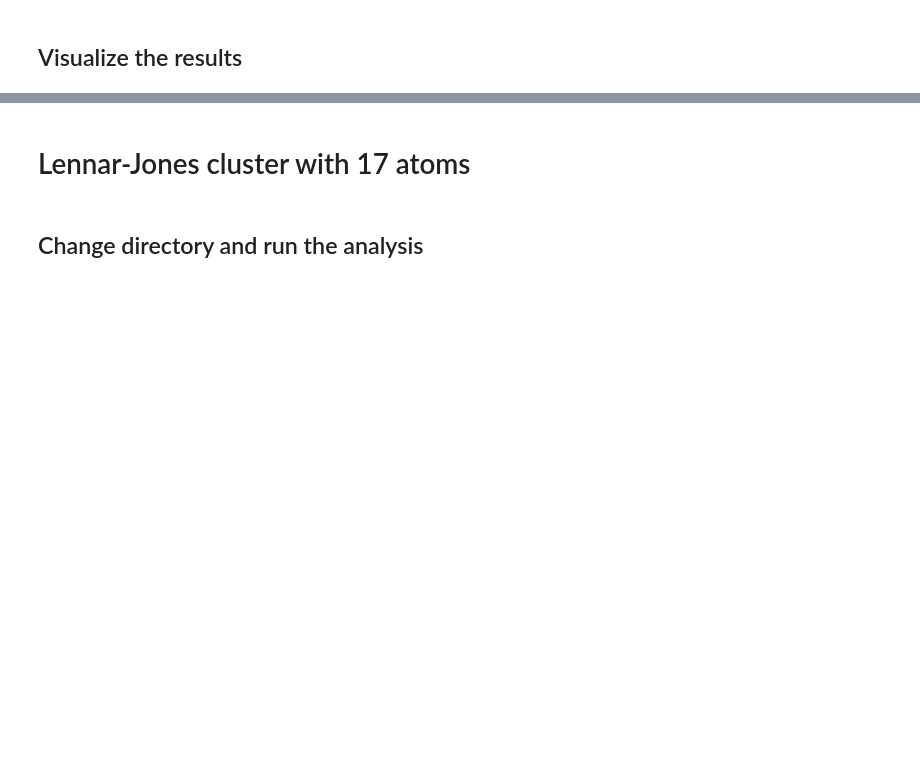
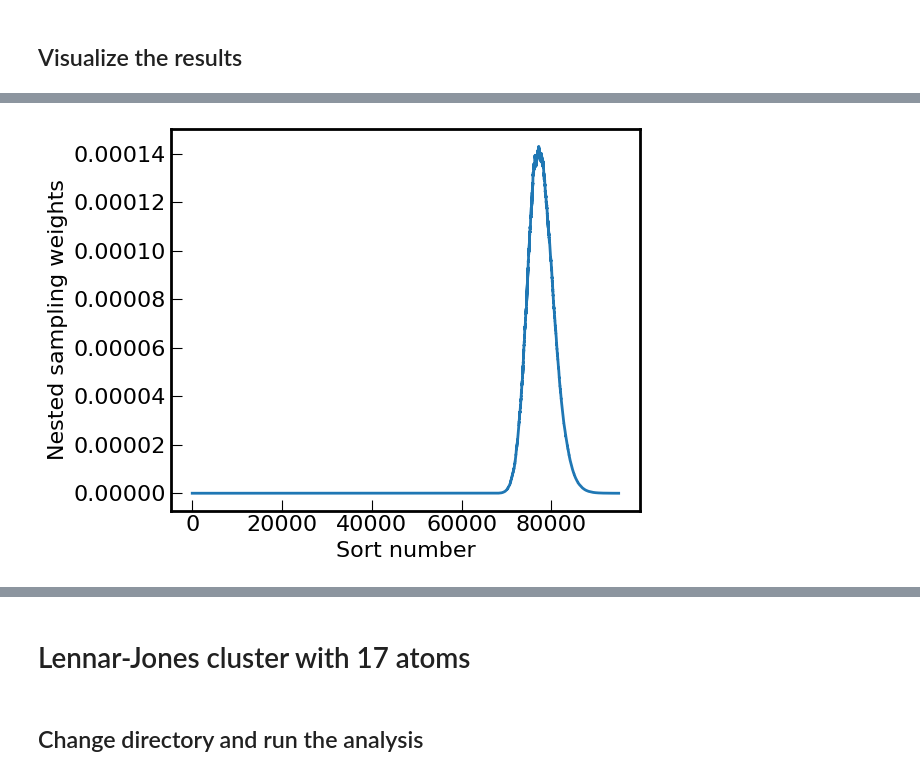
Before and after one commit to dporter-69/nested_fit, a Jupyter notebook: examples/jupyter_notebooks/exploring_potentials.ipynb, the cells around one changed output, grey strips where cells are left out. Saved outputs shown, nothing was run; the diff lists cells and outputs as text; code cells hidden in the pictures; blank space fills up the shorter version.

```diff
--- a/examples/jupyter_notebooks/exploring_potentials.ipynb
+++ b/examples/jupyter_notebooks/exploring_potentials.ipynb
@@ -196,0 +271,4 @@ an.plot_Cv(T_min=0.01,T_max=0.6,at_cluster=True,N=3)
+# %%
+# Load the nested output data
+# The available parameters and other variables that can be plotted are listed
+an=pynf.Analysis()
@@ -196,0 +286,4 @@ an.plot_Cv(T_min=0.01,T_max=0.6,at_cluster=True,N=3)
+# %%
+an.plot_weights()
+# %% [output]
+[figure, added]
```
Also changed, not shown: parts of 12 cells of this notebook, 2 other files.
